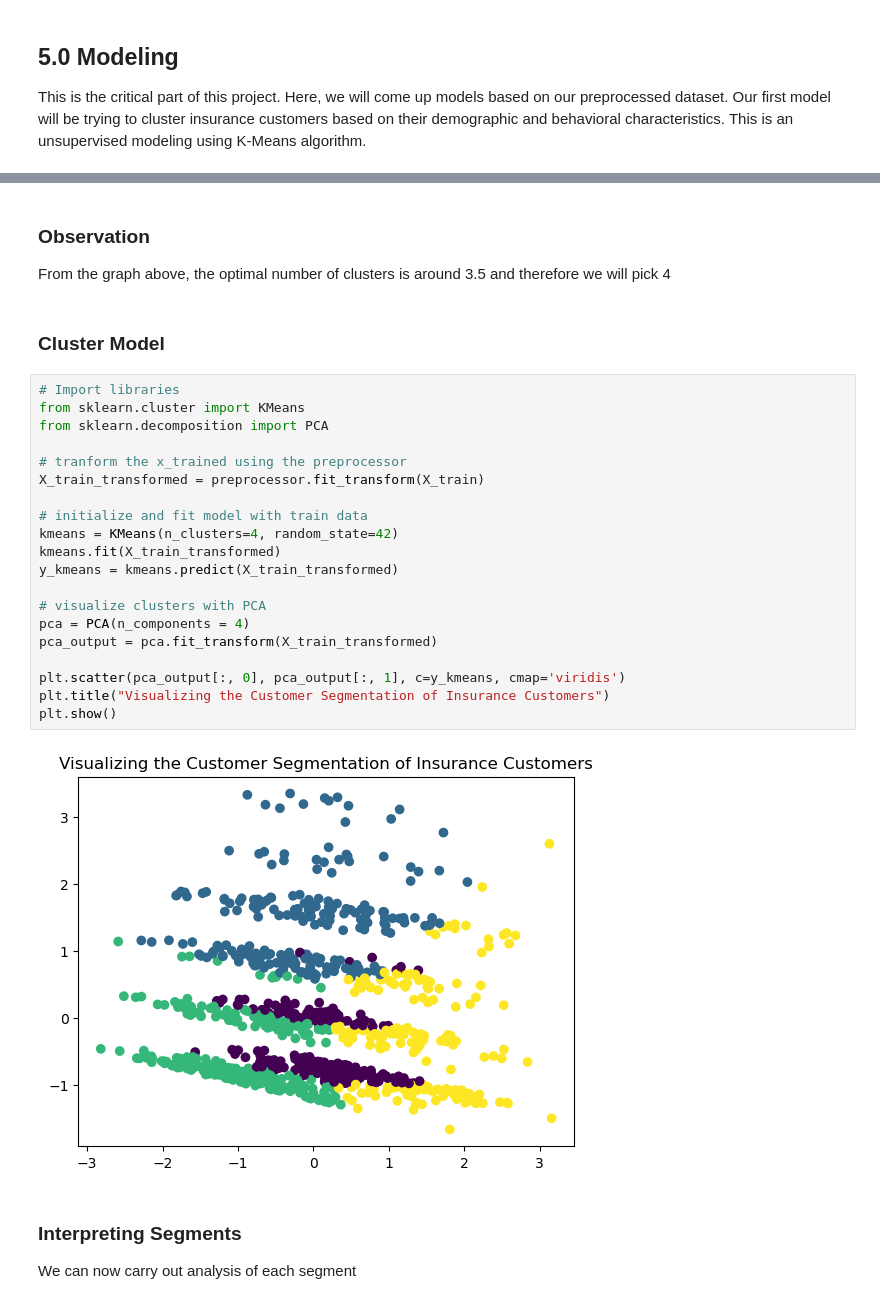
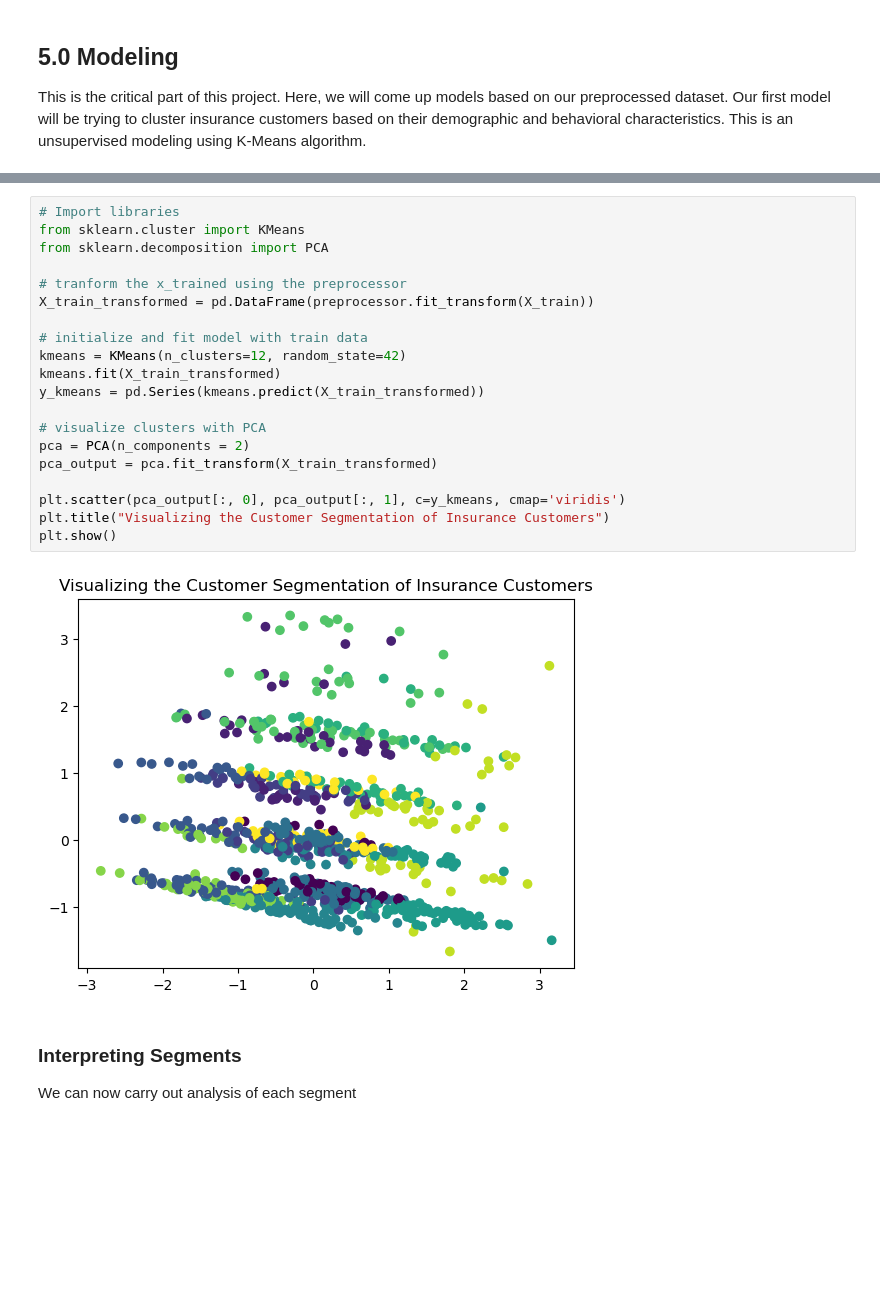
Before and after one commit to James-Kosgei/Phase-4-Project-, a Jupyter notebook: idex.ipynb, the cells around one changed output, grey strips where cells are left out. Cells and saved outputs as stored; diff of their text form; blank space fills up the shorter version.

```diff
--- a/idex.ipynb
+++ b/idex.ipynb
@@ -306,30 +285,25 @@ plt.show()
-# %% [markdown]
-### Observation
-From the graph above, the optimal number of clusters is around 3.5 and therefore we will pick 4
-# %% [markdown]
-### Cluster Model
 # %%
 # Import libraries
 from sklearn.cluster import KMeans
 from sklearn.decomposition import PCA
 
 # tranform the x_trained using the preprocessor
-X_train_transformed = preprocessor.fit_transform(X_train)
+X_train_transformed = pd.DataFrame(preprocessor.fit_transform(X_train))
 
 # initialize and fit model with train data
-kmeans = KMeans(n_clusters=4, random_state=42)
+kmeans = KMeans(n_clusters=12, random_state=42)
 kmeans.fit(X_train_transformed)
-y_kmeans = kmeans.predict(X_train_transformed)
+y_kmeans = pd.Series(kmeans.predict(X_train_transformed))
 
 # visualize clusters with PCA
-pca = PCA(n_components = 4)
+pca = PCA(n_components = 2)
 pca_output = pca.fit_transform(X_train_transformed)
 
 plt.scatter(pca_output[:, 0], pca_output[:, 1], c=y_kmeans, cmap='viridis')
 plt.title("Visualizing the Customer Segmentation of Insurance Customers")
 plt.show()
 # %% [output]
-[figure, old version]
+[figure, new version]
 # %% [markdown]
 ### Interpreting Segments
 We can now carry out analysis of each segment
```
Also changed, not shown: parts of 13 cells of this notebook.
